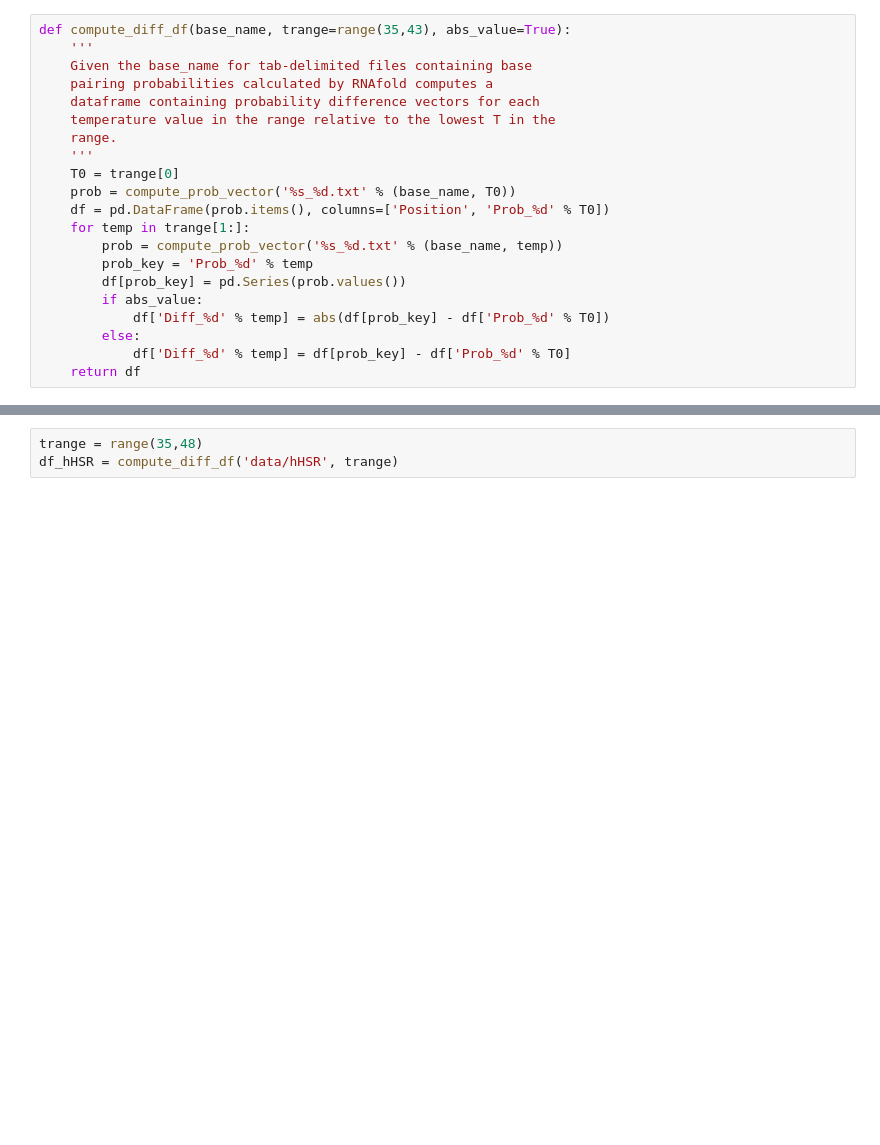
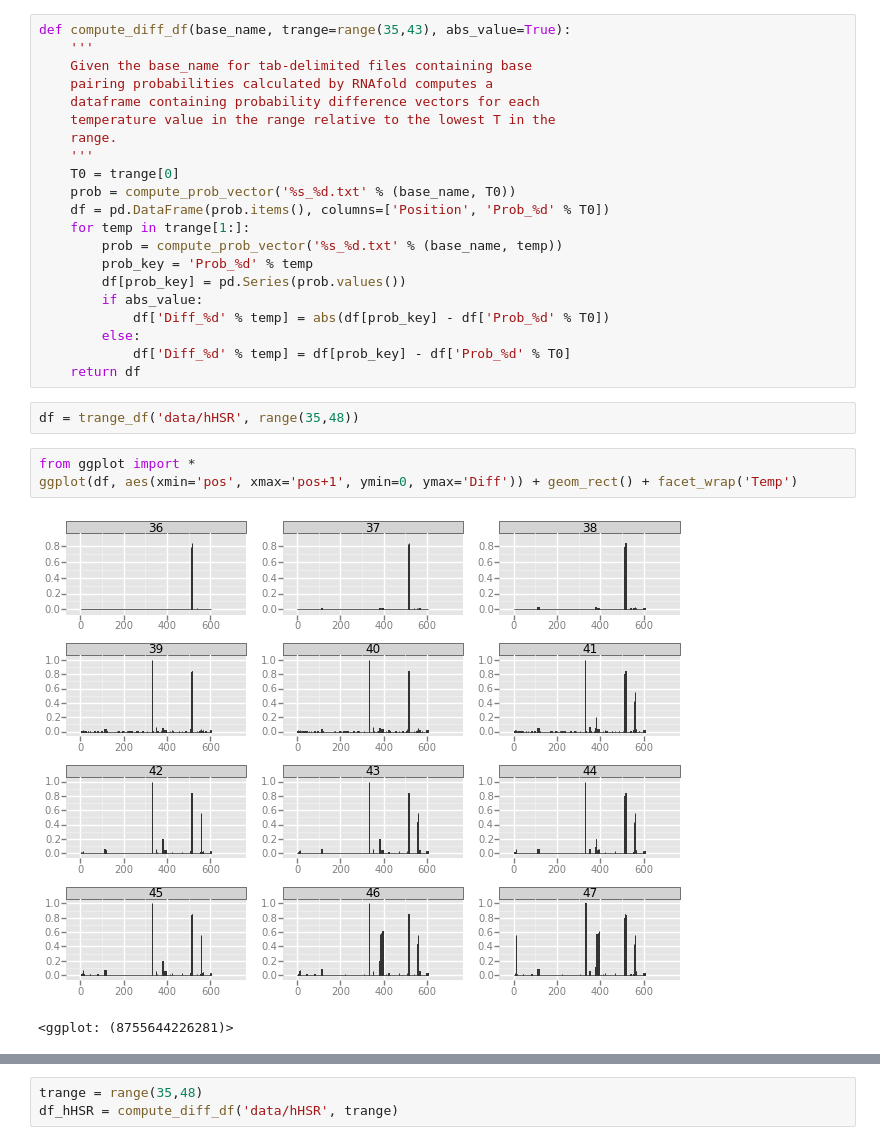
Before and after one commit to eco32i/pyRNAfold, a Jupyter notebook: rnafold.ipynb, the cells around one changed output, grey strips where cells are left out. Saved outputs shown, nothing was run; the diff lists cells and outputs as text; blank space fills up the shorter version.

```diff
--- a/rnafold.ipynb
+++ b/rnafold.ipynb
@@ -48,3 +70,11 @@ def compute_diff_df(base_name, trange=range(35,43), abs_value=True):
         else:
             df['Diff_%d' % temp] = df[prob_key] - df['Prob_%d' % T0]
     return df
+# %%
+df = trange_df('data/hHSR', range(35,48))
+# %%
+from ggplot import *
+ggplot(df, aes(xmin='pos', xmax='pos+1', ymin=0, ymax='Diff')) + geom_rect() + facet_wrap('Temp')
+# %% [output]
+[figure, added]
+<ggplot: (8755644226281)>
```
Also changed, not shown: parts of 7 cells of this notebook, 2 other files.
